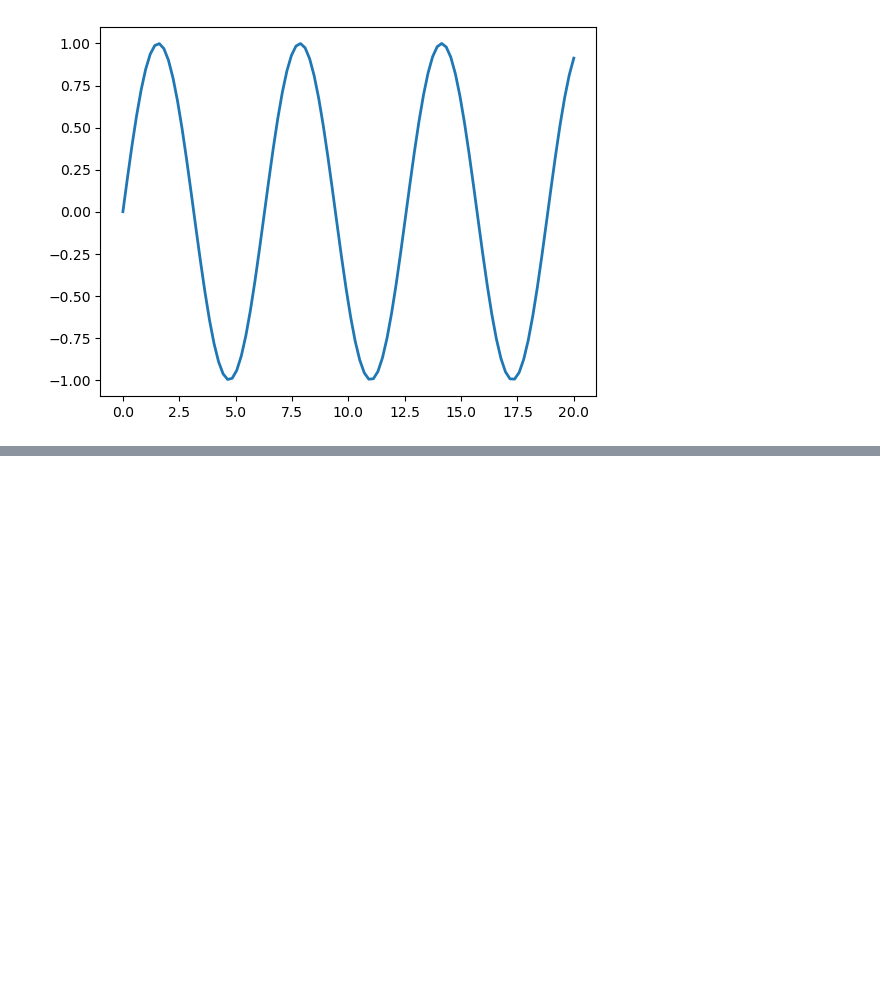
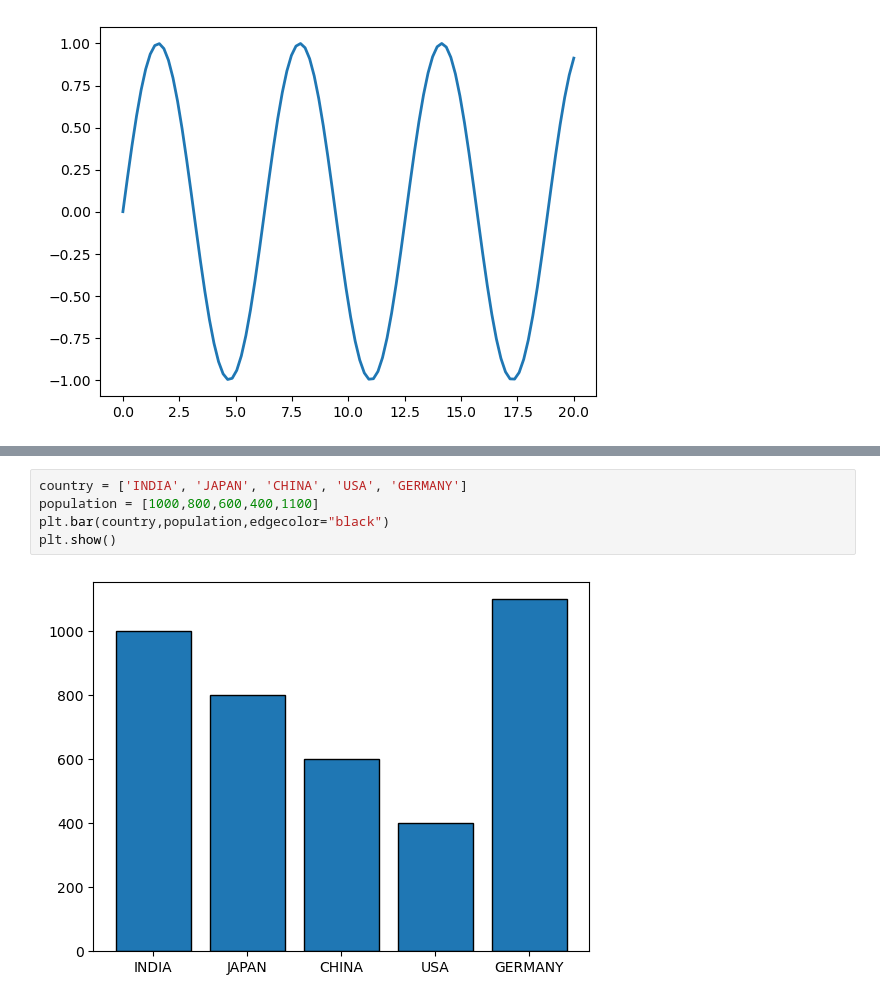
Before and after one commit to Flamanjaune/Tutoriel-Python, a Jupyter notebook: tutoriel_python_5.ipynb, the cells around one changed output, grey strips where cells are left out. Saved outputs shown, nothing was run; the diff lists cells and outputs as text; blank space fills up the shorter version.

```diff
--- a/tutoriel_python_5.ipynb
+++ b/tutoriel_python_5.ipynb
@@ -47,0 +74,7 @@ plt.show()
+# %%
+country = ['INDIA', 'JAPAN', 'CHINA', 'USA', 'GERMANY']
+population = [1000,800,600,400,1100]
+plt.bar(country,population,edgecolor="black")
+plt.show()
+# %% [output]
+[figure, added]
```
Also changed, not shown: parts of 23 cells of this notebook, 4 other files.
